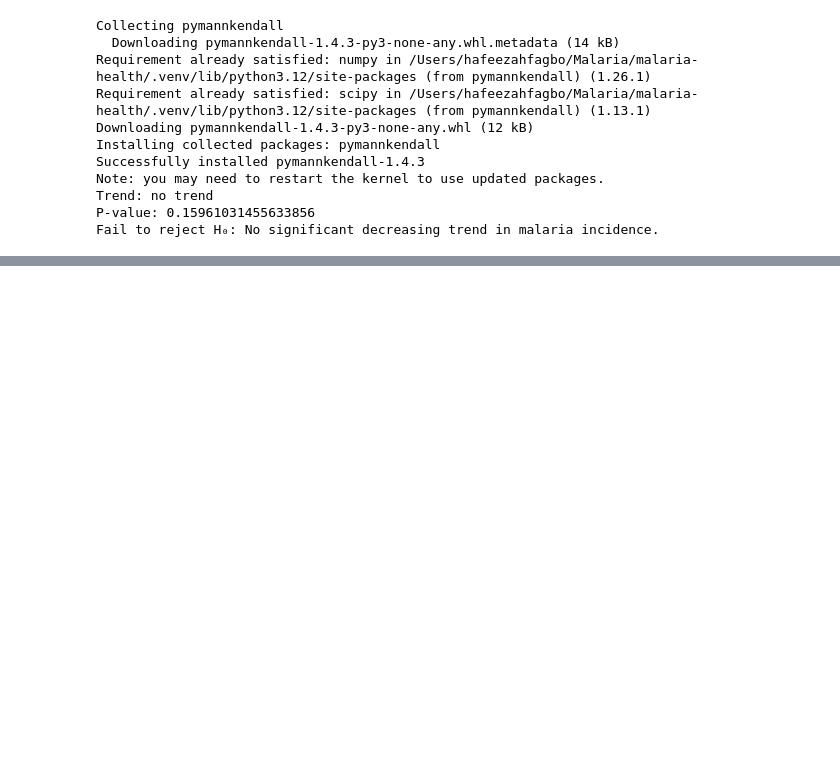
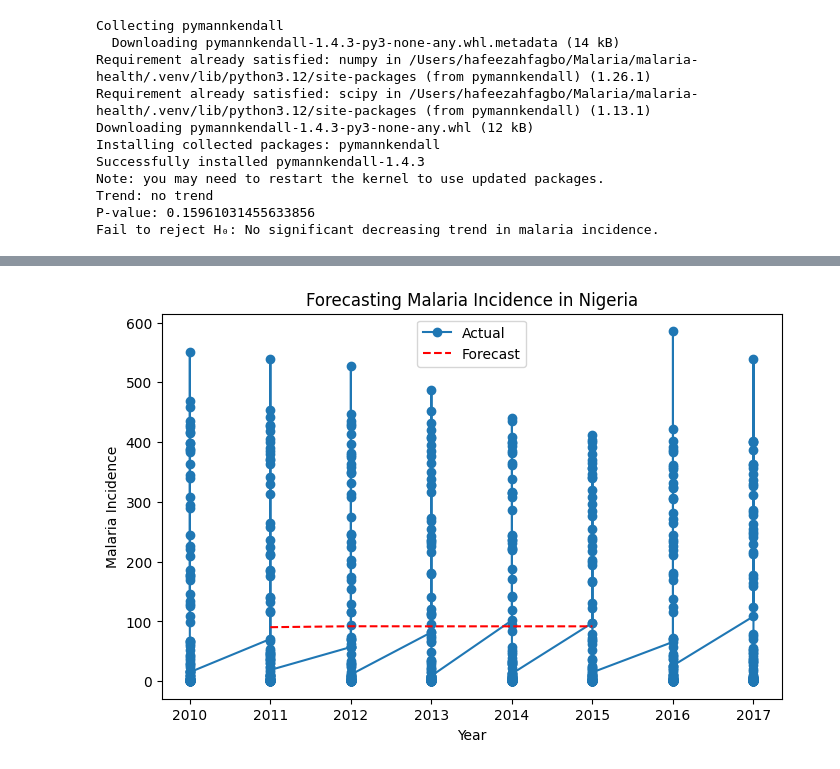
Before and after one commit to UmmH3/malaria-health, a Jupyter notebook: jupyter_notebooks/Statistical analysis.ipynb, the cells around one changed output, grey strips where cells are left out. Cells and saved outputs as stored; diff of their text form; code cells hidden in the pictures; blank space fills up the shorter version.

```diff
--- a/jupyter_notebooks/Statistical analysis.ipynb
+++ b/jupyter_notebooks/Statistical analysis.ipynb
@@ -111,0 +165,13 @@ Fail to reject H₀: No significant decreasing trend in malaria incidence.
+# %%
+# Plot actual vs forecasted malaria incidence
+plt.figure(figsize=(8, 5))
+plt.plot(df_merged.index, df_merged['Malaria Incidence'], label="Actual", marker="o")
+plt.plot(range(df_merged.index[-1] + 1, df_merged.index[-1] + 6), forecast, label="Forecast", linestyle="dashed", color="red")
+
+plt.xlabel("Year")
+plt.ylabel("Malaria Incidence")
+plt.title("Forecasting Malaria Incidence in Nigeria")
+plt.legend()
+plt.show()
+# %% [output]
+[figure, added]
```
Also changed, not shown: parts of 3 cells of this notebook.
